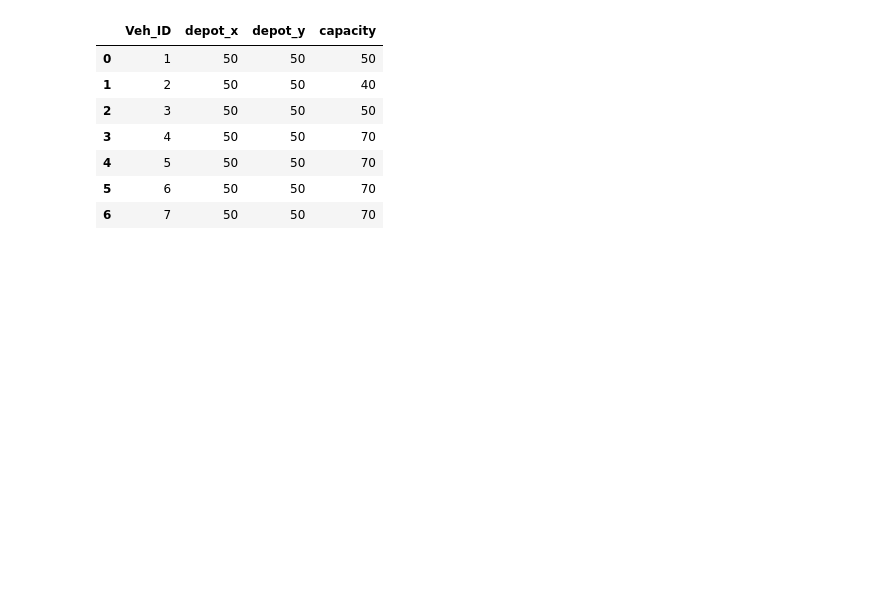
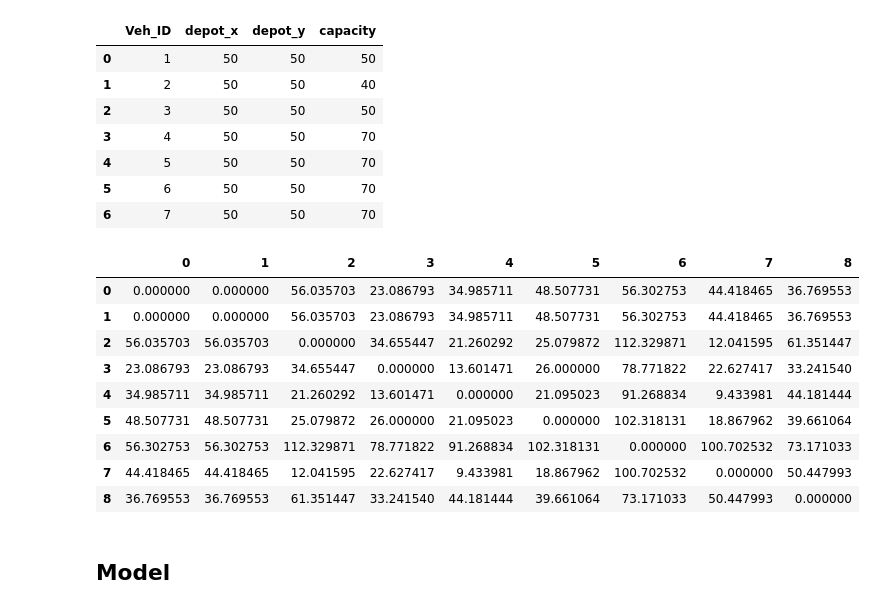
Before and after one commit to kevin51jiang/msci434-final-project, a Jupyter notebook: deepnote/MSCI_434_Final_Proge/Notebook 1.ipynb, the cells around one changed output. Saved outputs shown, nothing was run; the diff lists cells and outputs as text; code cells hidden in the pictures; blank space fills up the shorter version.

```diff
--- a/deepnote/MSCI_434_Final_Proge/Notebook 1.ipynb
+++ b/deepnote/MSCI_434_Final_Proge/Notebook 1.ipynb
@@ -68,3 +68,39 @@ vehicles_df
 | 4 | 5 | 50 | 50 | 70 |
 | 5 | 6 | 50 | 50 | 70 |
 | 6 | 7 | 50 | 50 | 70 |
+# %%
+# Assume 7 vehicles, with 70 capacity each
+
+
+
+from gurobipy import tupledict, tuplelist
+from scipy.spatial import distance_matrix
+
+# List of schools
+# school_coords = df[['school_x', 'school_y']].drop_duplicates().rename(columns={'school_x': 'x', 'school_y': 'y'})
+
+stop_coords = df[['start_x', 'start_y']].rename(columns={'start_x': 'x', 'start_y': 'y'})
+
+depot_coords = pd.DataFrame({'x': [50, 50], 'y': [50, 50]})
+
+# Depot is the school
+# Then all the bus stops
+all_coords = pd.concat([ depot_coords, stop_coords])
+
+
+# Distance matrix
+distances = pd.DataFrame(distance_matrix(all_coords.values, all_coords.values))
+distances
+# %% [output]
+|  | 0 | 1 | 2 | 3 | 4 | 5 | 6 | 7 | 8 |
+| 0 | 0.000000 | 0.000000 | 56.035703 | 23.086793 | 34.985711 | 48.507731 | 56.302753 | 44.418465 | 36.769553 |
+| 1 | 0.000000 | 0.000000 | 56.035703 | 23.086793 | 34.985711 | 48.507731 | 56.302753 | 44.418465 | 36.769553 |
+| 2 | 56.035703 | 56.035703 | 0.000000 | 34.655447 | 21.260292 | 25.079872 | 112.329871 | 12.041595 | 61.351447 |
+| 3 | 23.086793 | 23.086793 | 34.655447 | 0.000000 | 13.601471 | 26.000000 | 78.771822 | 22.627417 | 33.241540 |
+| 4 | 34.985711 | 34.985711 | 21.260292 | 13.601471 | 0.000000 | 21.095023 | 91.268834 | 9.433981 | 44.181444 |
+| 5 | 48.507731 | 48.507731 | 25.079872 | 26.000000 | 21.095023 | 0.000000 | 102.318131 | 18.867962 | 39.661064 |
+| 6 | 56.302753 | 56.302753 | 112.329871 | 78.771822 | 91.268834 | 102.318131 | 0.000000 | 100.702532 | 73.171033 |
+| 7 | 44.418465 | 44.418465 | 12.041595 | 22.627417 | 9.433981 | 18.867962 | 100.702532 | 0.000000 | 50.447993 |
+| 8 | 36.769553 | 36.769553 | 61.351447 | 33.241540 | 44.181444 | 39.661064 | 73.171033 | 50.447993 | 0.000000 |
+# %% [markdown]
+## Model
```
Also changed, not shown: parts of 25 cells of this notebook, 1 other file.
